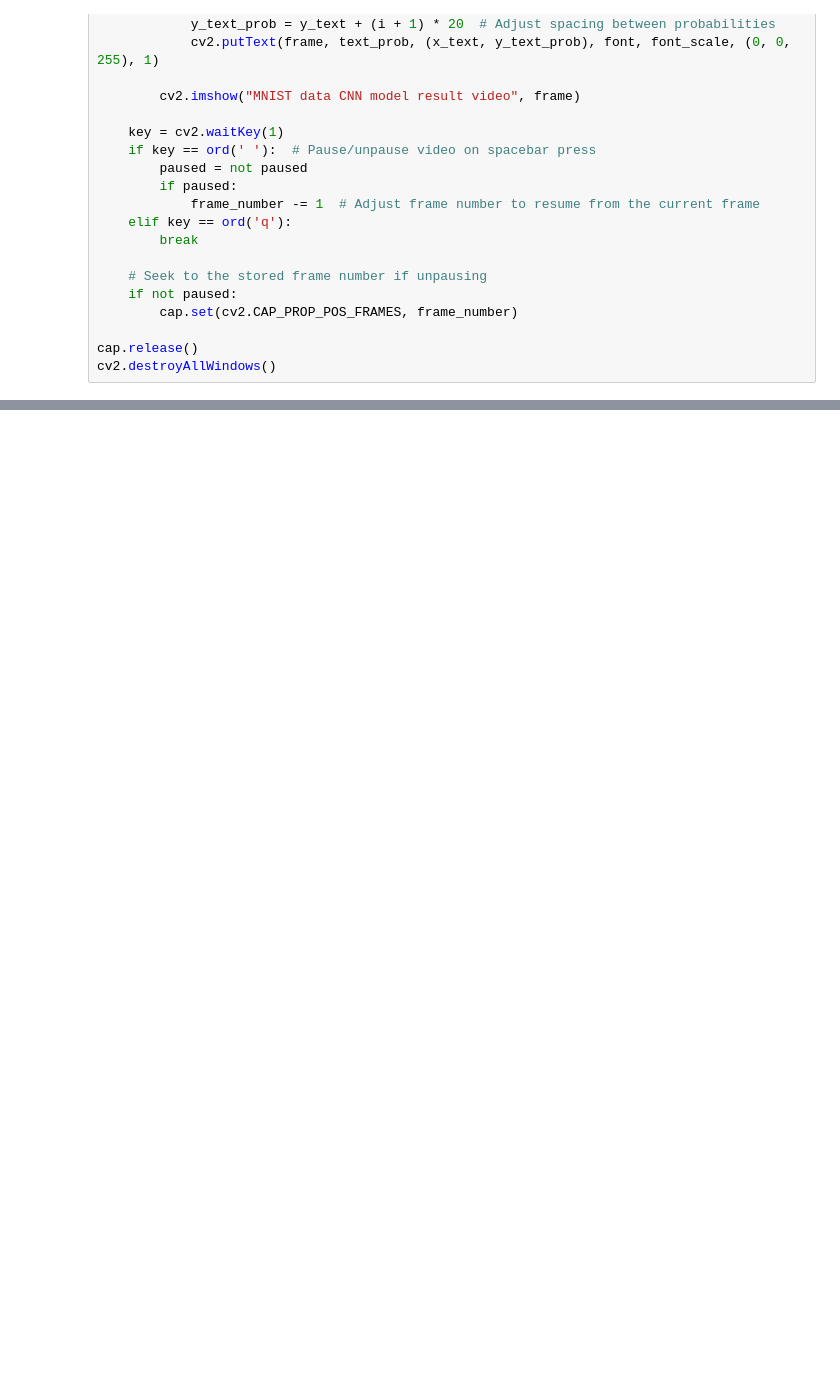
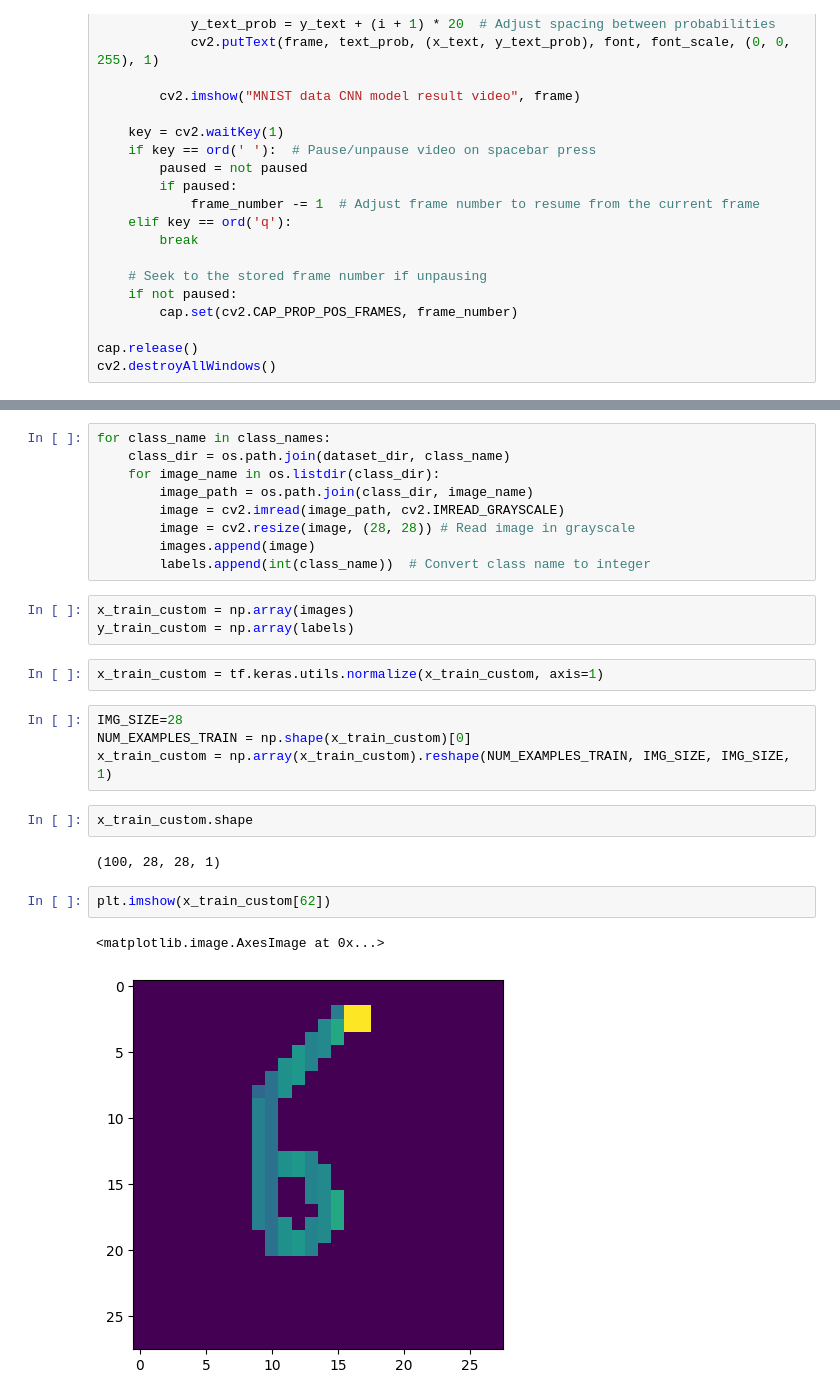
Before and after one commit to Mkoek213/CNN_to_detect_handwritten_digits, a Jupyter notebook: main_file.ipynb, the cells around one changed output, grey strips where cells are left out. Saved outputs shown, nothing was run; the diff lists cells and outputs as text; blank space fills up the shorter version.

Commit message:
custom dataset ready to fine tune model_1 on it

```diff
--- a/main_file.ipynb
+++ b/main_file.ipynb
@@ -382,0 +405,27 @@ cv2.destroyAllWindows()
+# %%
+for class_name in class_names:
+    class_dir = os.path.join(dataset_dir, class_name)
+    for image_name in os.listdir(class_dir):
+        image_path = os.path.join(class_dir, image_name)
+        image = cv2.imread(image_path, cv2.IMREAD_GRAYSCALE)
+        image = cv2.resize(image, (28, 28)) # Read image in grayscale
+        images.append(image)
+        labels.append(int(class_name))  # Convert class name to integer
+# %%
+x_train_custom = np.array(images)
+y_train_custom = np.array(labels)
+# %%
+x_train_custom = tf.keras.utils.normalize(x_train_custom, axis=1)
+# %%
+IMG_SIZE=28
+NUM_EXAMPLES_TRAIN = np.shape(x_train_custom)[0]
+x_train_custom = np.array(x_train_custom).reshape(NUM_EXAMPLES_TRAIN, IMG_SIZE, IMG_SIZE, 1)
+# %%
+x_train_custom.shape
+# %% [output]
+(100, 28, 28, 1)
+# %%
+plt.imshow(x_train_custom[62])
+# %% [output]
+<matplotlib.image.AxesImage at 0x...>
+[figure, added]
```
Also changed, not shown: parts of 17 cells of this notebook.
